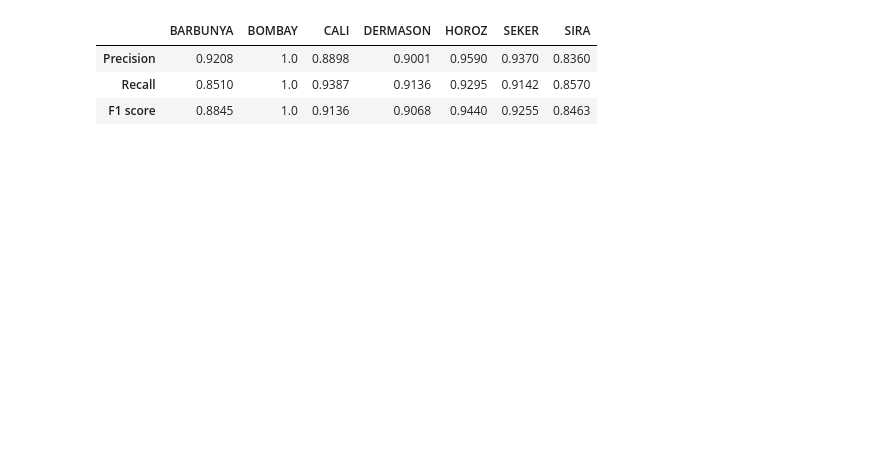
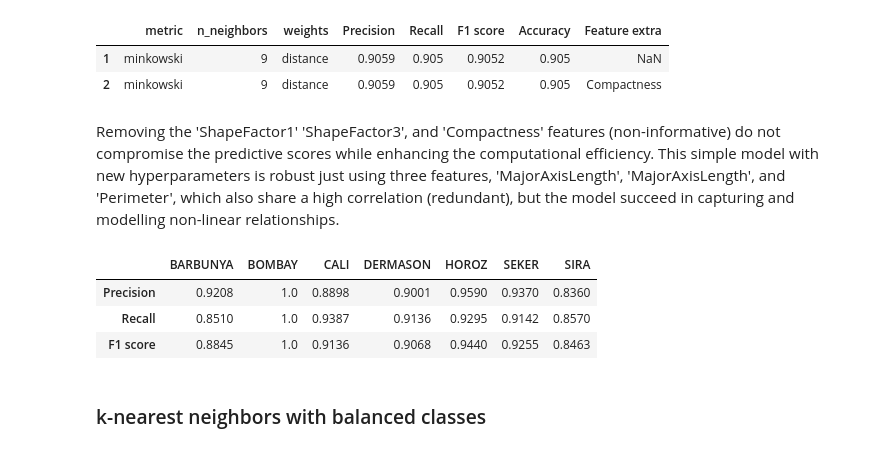
Before and after one commit to jesusch10/beans_classification, a Jupyter notebook: 3_nearest_neighbors.ipynb, the cells around one changed output. Drawn from its saved outputs; the diff is of its cells as text; code cells hidden in the pictures; blank space fills up the shorter version.

```diff
--- a/3_nearest_neighbors.ipynb
+++ b/3_nearest_neighbors.ipynb
@@ -143,6 +110,0 @@ Removing the most important feature does not compromise the predictive scores wh
-# %%
-# Training the optimal k-neighbors classifier
-knn_clf = KNeighborsClassifier(n_neighbors = 9, weights = 'distance', metric = 'minkowski')
-X_train_temp = X_train.loc[:,['MinorAxisLength', 'Perimeter', 'MajorAxisLength']]
-knn_clf.fit(X_train_temp, y_train)
-results_df.loc[1]
@@ -159,14 +111,54 @@ Name: 1, dtype: object
-# %%
-# Evaluating the model by classes
-X_test_temp = X_test.loc[:,['MinorAxisLength', 'Perimeter', 'MajorAxisLength']]
-y_pred = knn_clf.predict(X_test_temp)
-results_df_class = pd.DataFrame(columns = sorted(set(y_test['Class'])))
-results_df_class.loc['Precision'] = np.around(precision_score(y_test, y_pred, average=None), decimals = 4)
-results_df_class.loc['Recall'] = np.around(recall_score(y_test, y_pred, average=None), decimals = 4)
-results_df_class.loc['F1 score'] = np.around(f1_score(y_test, y_pred, average=None), decimals = 4)
-results_df_class
-# %% [output]
-|  | BARBUNYA | BOMBAY | CALI | DERMASON | HOROZ | SEKER | SIRA |
-| Precision | 0.9208 | 1.0 | 0.8898 | 0.9001 | 0.9590 | 0.9370 | 0.8360 |
-| Recall | 0.8510 | 1.0 | 0.9387 | 0.9136 | 0.9295 | 0.9142 | 0.8570 |
-| F1 score | 0.8845 | 1.0 | 0.9136 | 0.9068 | 0.9440 | 0.9255 | 0.8463 |
+# %%
+# Evaluating the model performance with 'MajorAxisLength', 'MinorAxisLength', 'Compactness', and 'Perimeter' features
+results_df1 = pd.DataFrame(columns = ['metric', 'n_neighbors', 'weights'])
+results_df2 = pd.DataFrame(columns = ['Precision', 'Recall', 'F1 score', 'Accuracy', 'Feature extra'])
+features_selected = ['MajorAxisLength', 'MinorAxisLength', 'Perimeter']
+feature_extra = None
+
+for i in range(1,3):
+
+    # Optimizing the hyperparameters
+    X_train_temp = X_train.loc[:,features_selected]
+    random_search.fit(X_train_temp, y_train)
+    results_df1.loc[i] = random_search.best_params_
+
+    # Evaluating the model
+    best_clf = random_search.best_estimator_
+    y_pred = best_clf.predict(X_test.loc[:,features_selected])
+    results_df2.loc[i] = calculate_metrics(y_test, y_pred) + [feature_extra]
+
+    results_df = pd.concat([results_df1, results_df2], axis = 1)
+    feature_extra = 'Compactness'
+    features_selected += [feature_extra]
+
+results_df
+# %% [output]
+|  | metric | n_neighbors | weights | Precision | Recall | F1 score | Accuracy | Feature extra |
+| 1 | minkowski | 9 | distance | 0.9059 | 0.905 | 0.9052 | 0.905 | NaN |
+| 2 | minkowski | 9 | distance | 0.9059 | 0.905 | 0.9052 | 0.905 | Compactness |
+# %% [markdown]
+Removing the 'ShapeFactor1' 'ShapeFactor3', and 'Compactness' features (non-informative) do not compromise the predictive scores while enhancing the computational efficiency. This simple model with new hyperparameters is robust just using three features, 'MajorAxisLength', 'MajorAxisLength', and 'Perimeter', which also share a high correlation (redundant), but the model succeed in capturing and modelling non-linear relationships.
+# %%
+# Evaluating the optimal model by classes
+
+def calculate_metrics_classes(y_test, y_pred):
+    """Calculating scoring metrics by class"""
+    results_df_class = pd.DataFrame(columns = sorted(set(y_test['Class'])))
+    results_df_class.loc['Precision'] = np.around(precision_score(y_test, y_pred, average=None), decimals = 4)
+    results_df_class.loc['Recall'] = np.around(recall_score(y_test, y_pred, average=None), decimals = 4)
+    results_df_class.loc['F1 score'] = np.around(f1_score(y_test, y_pred, average=None), decimals = 4)
+    return results_df_class
+
+X_train_temp = X_train.loc[:,['MajorAxisLength', 'MinorAxisLength', 'Perimeter']]
+random_search.fit(X_train_temp, y_train)
+best_clf = random_search.best_estimator_
+y_pred = best_clf.predict(X_test.loc[:,['MajorAxisLength', 'MinorAxisLength', 'Perimeter']])
+results_df_class = calculate_metrics_classes(y_test, y_pred)
+results_df_class
+# %% [output]
+|  | BARBUNYA | BOMBAY | CALI | DERMASON | HOROZ | SEKER | SIRA |
+| Precision | 0.9208 | 1.0 | 0.8898 | 0.9001 | 0.9590 | 0.9370 | 0.8360 |
+| Recall | 0.8510 | 1.0 | 0.9387 | 0.9136 | 0.9295 | 0.9142 | 0.8570 |
+| F1 score | 0.8845 | 1.0 | 0.9136 | 0.9068 | 0.9440 | 0.9255 | 0.8463 |
+# %% [markdown]
+### k-nearest neighbors with balanced classes
```
Also changed, not shown: parts of 20 cells of this notebook, 13 other files.
